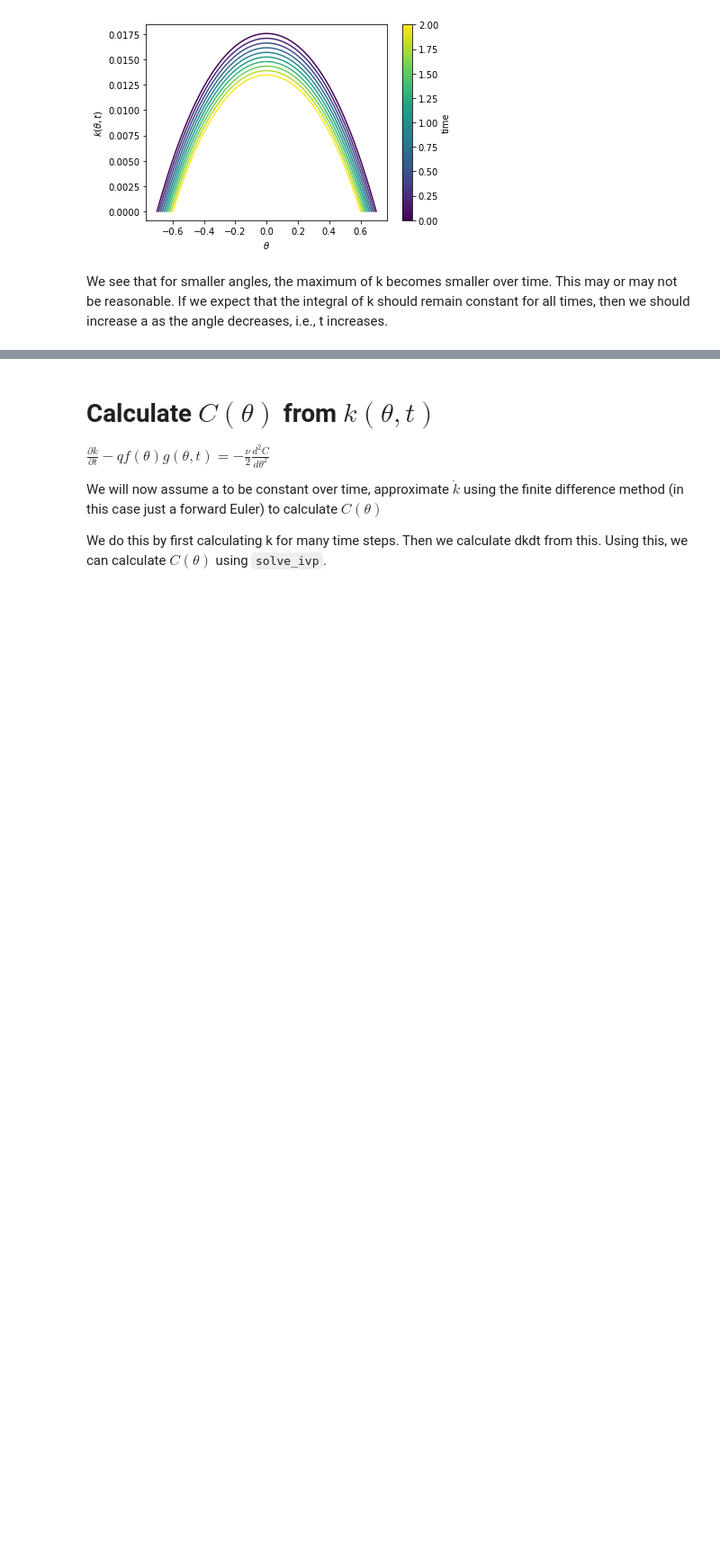
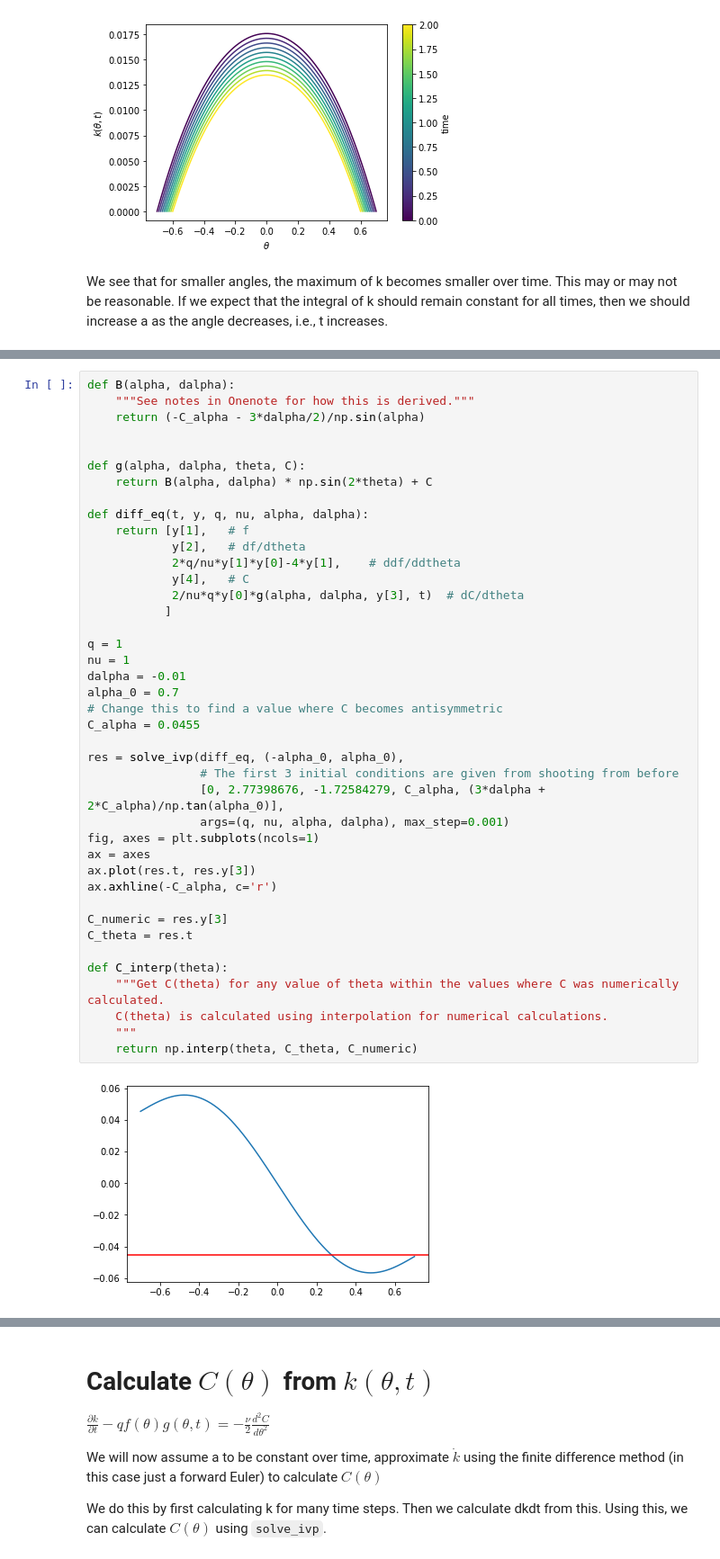
Before and after one commit to Zigolox/bellow-simulation, a Jupyter notebook: Strömmek.ipynb, the cells around one changed output, grey strips where cells are left out. Shown at 90% size. Cells and saved outputs as stored; diff of their text form; blank space fills up the shorter version.

Commit message:
Wrote the plotting and simulation code

```diff
--- a/Strömmek.ipynb
+++ b/Strömmek.ipynb
@@ -108,0 +122,43 @@ We see that for smaller angles, the maximum of k becomes smaller over time. This
+# %%
+def B(alpha, dalpha):
+    """See notes in Onenote for how this is derived."""
+    return (-C_alpha - 3*dalpha/2)/np.sin(alpha)
+
+
+def g(alpha, dalpha, theta, C):
+    return B(alpha, dalpha) * np.sin(2*theta) + C
+
+def diff_eq(t, y, q, nu, alpha, dalpha):
+    return [y[1],   # f
+            y[2],   # df/dtheta
+            2*q/nu*y[1]*y[0]-4*y[1],    # ddf/ddtheta
+            y[4],   # C
+            2/nu*q*y[0]*g(alpha, dalpha, y[3], t)  # dC/dtheta
+           ]
+
+q = 1
+nu = 1
+dalpha = -0.01
+alpha_0 = 0.7
+# Change this to find a value where C becomes antisymmetric
+C_alpha = 0.0455
+
+res = solve_ivp(diff_eq, (-alpha_0, alpha_0),
+                # The first 3 initial conditions are given from shooting from before
+                [0, 2.77398676, -1.72584279, C_alpha, (3*dalpha + 2*C_alpha)/np.tan(alpha_0)],
+                args=(q, nu, alpha, dalpha), max_step=0.001)
+fig, axes = plt.subplots(ncols=1)
+ax = axes
+ax.plot(res.t, res.y[3])
+ax.axhline(-C_alpha, c='r')
+
+C_numeric = res.y[3]
+C_theta = res.t
+
+def C_interp(theta):
+    """Get C(theta) for any value of theta within the values where C was numerically calculated.
+    C(theta) is calculated using interpolation for numerical calculations.
+    """
+    return np.interp(theta, C_theta, C_numeric)
+# %% [output]
+[figure, added]
```
Also changed, not shown: parts of 12 cells of this notebook, 1 other file.
